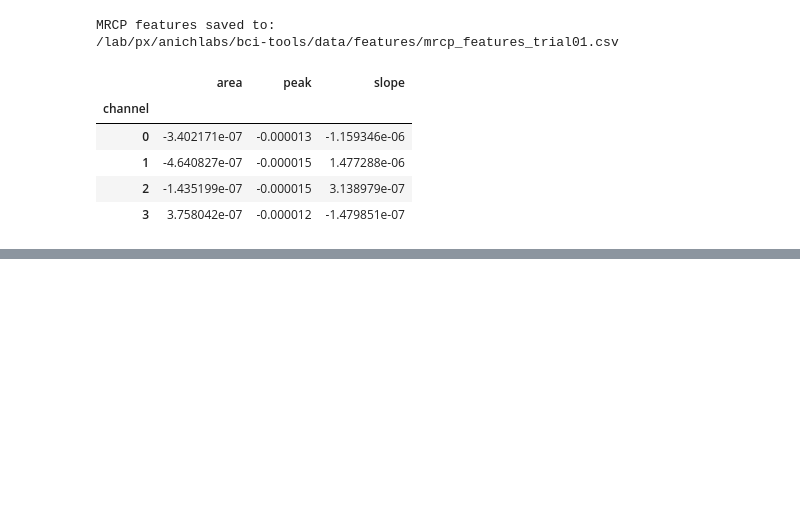
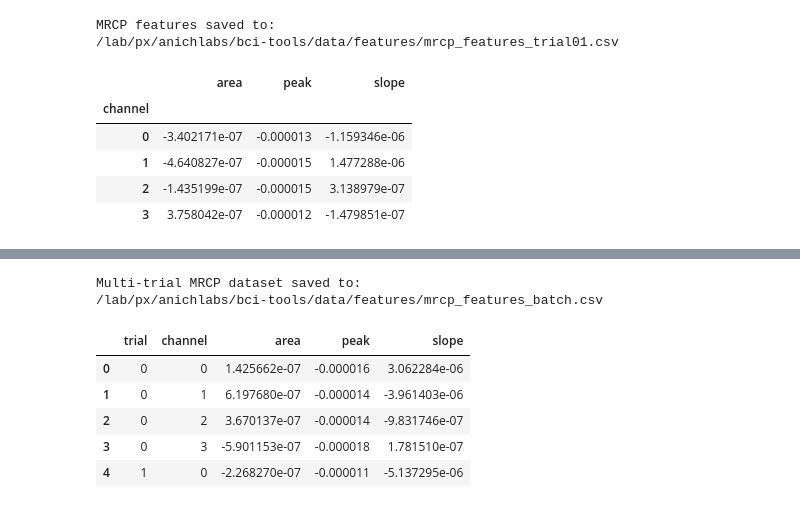
Before and after one commit to anichlabs/bci-tools, a Jupyter notebook: notebooks/01_Extract_MRCP_Features.ipynb, the cells around one changed output, grey strips where cells are left out. Drawn from its saved outputs; the diff is of its cells as text; code cells hidden in the pictures; blank space fills up the shorter version.

Commit message:
Simulate and extract from multiple trials - ready

```diff
--- a/notebooks/01_Extract_MRCP_Features.ipynb
+++ b/notebooks/01_Extract_MRCP_Features.ipynb
@@ -179,0 +188,42 @@ MRCP features saved to:
+# %%
+# ================================================
+# Cell 5. Simulate and extract from multiple trials
+# ================================================
+
+n_trials = 20    # Number of stimulated trials.
+trial_data = []  # List to hold all feature rows.
+
+for trial_id in range(n_trials):
+    # -- Simulate EEG trial --
+    eeg_trial = np.random.randn(n_channels, n_samples) * 5e-6
+
+    # -- Extract features --
+    feats = extractor.extract_all(eeg_trial)
+
+    # -- Flatten to row: each row = 1 channel in 1 trial --
+    for ch_idx, ch_feats in feats.items():
+        row = {
+            'trial': trial_id,
+            'channel': ch_idx,
+            **ch_feats # area, peak, slope
+        }
+        trial_data.append(row)
+
+# -- Convert to DataFrame --
+df_batch = pd.DataFrame(trial_data)
+
+# -- Save to CSV --
+out_batch_path = os.path.join(FEAT_PATH, 'mrcp_features_batch.csv')
+df_batch.to_csv(out_batch_path, index=False)
+
+print(f'Multi-trial MRCP dataset saved to:\n{out_batch_path}')
+df_batch.head()
+# %% [output]
+Multi-trial MRCP dataset saved to:
+/lab/px/anichlabs/bci-tools/data/features/mrcp_features_batch.csv
+|  | trial | channel | area | peak | slope |
+| 0 | 0 | 0 | 1.425662e-07 | -0.000016 | 3.062284e-06 |
+| 1 | 0 | 1 | 6.197680e-07 | -0.000014 | -3.961403e-06 |
+| 2 | 0 | 2 | 3.670137e-07 | -0.000014 | -9.831746e-07 |
+| 3 | 0 | 3 | -5.901153e-07 | -0.000018 | 1.781510e-07 |
+| 4 | 1 | 0 | -2.268270e-07 | -0.000011 | -5.137295e-06 |
```
Also changed, not shown: parts of 1 cell of this notebook, 1 other file.
